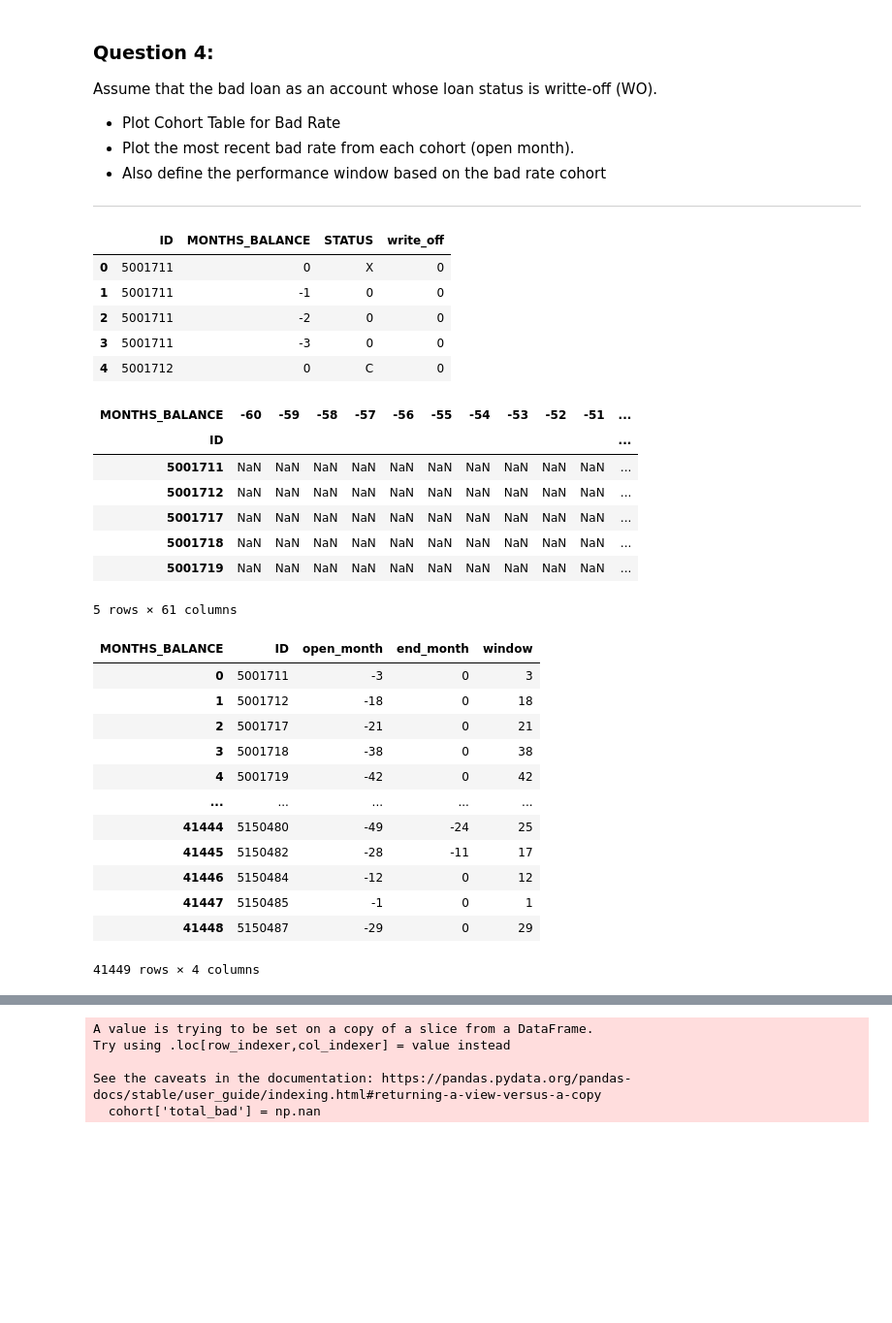
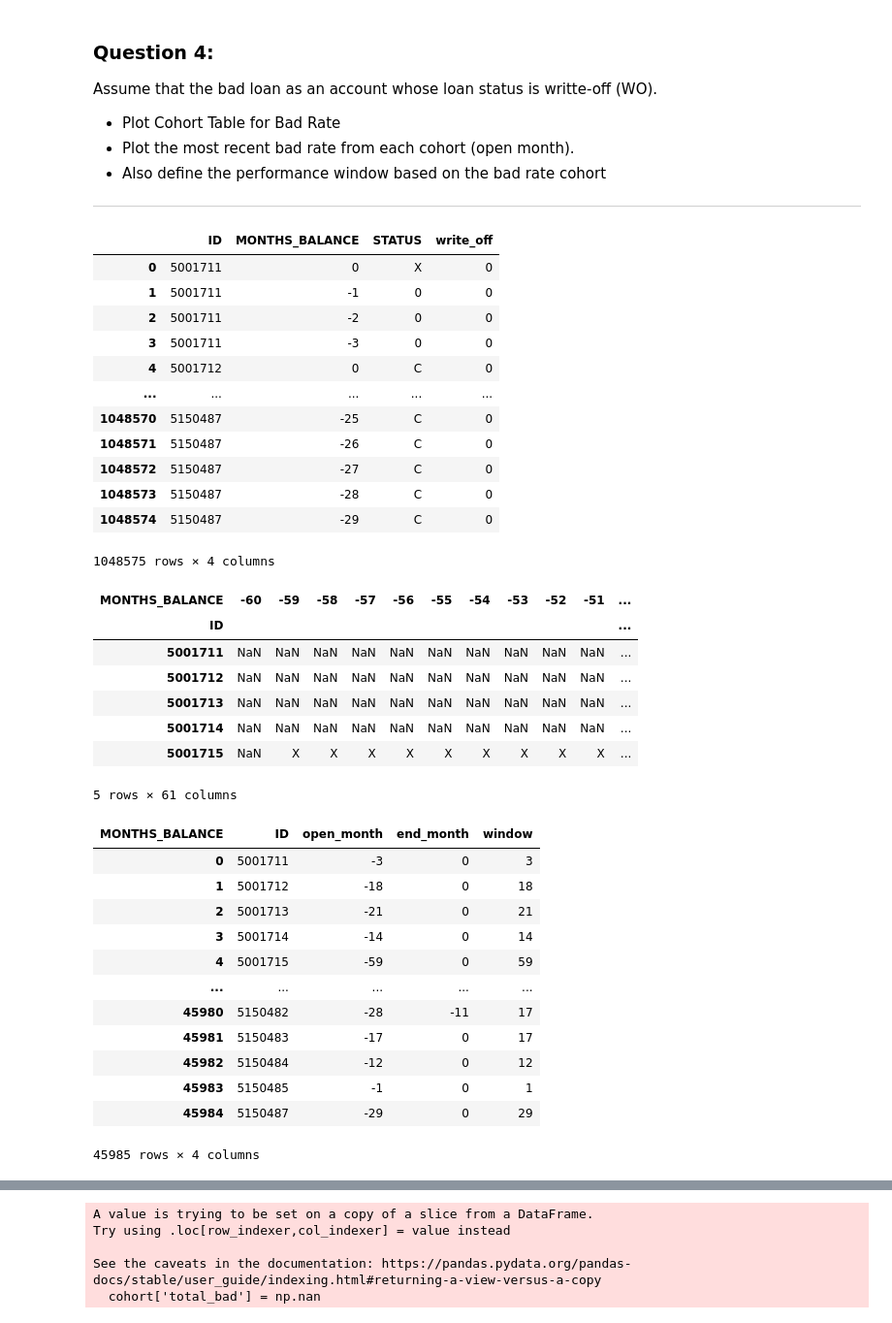
Before and after one commit to rudimuliawan/credit-scoring-analytics, a Jupyter notebook: mentoring/question_mentoring1.ipynb, the cells around one changed output, grey strips where cells are left out. Shown at 97% size. Saved outputs shown, nothing was run; the diff lists cells and outputs as text; code cells hidden in the pictures; blank space fills up the shorter version.

```diff
--- a/mentoring/question_mentoring1.ipynb
+++ b/mentoring/question_mentoring1.ipynb
@@ -169,6 +144,6 @@ Name: count, Length: 61, dtype: int64
 # %%
-only_x = performance_data.groupby("ID")["STATUS"].apply(lambda x: set(x) == {'X'})
-only_x_ids = only_x[only_x].index.tolist()
+# only_x = performance_data.groupby("ID")["STATUS"].apply(lambda x: set(x) == {'X'})
+# only_x_ids = only_x[only_x].index.tolist()
 
-performance_data = performance_data[~performance_data["ID"].isin(only_x_ids)]
+# performance_data = performance_data[~performance_data["ID"].isin(only_x_ids)]
 # %%
@@ -285,17 +252,24 @@ Assume that the bad loan as an account whose loan status is writte-off (WO).
 # %%
 performance_data = performance_data.copy()
 
 write_off = performance_data['STATUS'] == '5'
 performance_data["write_off"] = np.where(write_off, 1, 0)
 
-performance_data.head()
+performance_data
 # %% [output]
 |  | ID | MONTHS_BALANCE | STATUS | write_off |
 | 0 | 5001711 | 0 | X | 0 |
 | 1 | 5001711 | -1 | 0 | 0 |
 | 2 | 5001711 | -2 | 0 | 0 |
 | 3 | 5001711 | -3 | 0 | 0 |
 | 4 | 5001712 | 0 | C | 0 |
+| ... | ... | ... | ... | ... |
+| 1048570 | 5150487 | -25 | C | 0 |
+| 1048571 | 5150487 | -26 | C | 0 |
+| 1048572 | 5150487 | -27 | C | 0 |
+| 1048573 | 5150487 | -28 | C | 0 |
+| 1048574 | 5150487 | -29 | C | 0 |
+1048575 rows × 4 columns
 # %%
 performance_pivot = performance_data.pivot(
     index="ID",
@@ -308,9 +282,9 @@ performance_pivot.head()
 | ID |  |  |  |  |  |  |  |  |  |  | ... |
 | 5001711 | NaN | NaN | NaN | NaN | NaN | NaN | NaN | NaN | NaN | NaN | ... |
 | 5001712 | NaN | NaN | NaN | NaN | NaN | NaN | NaN | NaN | NaN | NaN | ... |
-| 5001717 | NaN | NaN | NaN | NaN | NaN | NaN | NaN | NaN | NaN | NaN | ... |
-| 5001718 | NaN | NaN | NaN | NaN | NaN | NaN | NaN | NaN | NaN | NaN | ... |
-| 5001719 | NaN | NaN | NaN | NaN | NaN | NaN | NaN | NaN | NaN | NaN | ... |
+| 5001713 | NaN | NaN | NaN | NaN | NaN | NaN | NaN | NaN | NaN | NaN | ... |
+| 5001714 | NaN | NaN | NaN | NaN | NaN | NaN | NaN | NaN | NaN | NaN | ... |
+| 5001715 | NaN | X | X | X | X | X | X | X | X | X | ... |
 5 rows × 61 columns
 # %%
 # Make an object to group the performance data by ID
@@ -334,13 +308,13 @@ performance_pivot
 | MONTHS_BALANCE | ID | open_month | end_month | window |
 | 0 | 5001711 | -3 | 0 | 3 |
 | 1 | 5001712 | -18 | 0 | 18 |
-| 2 | 5001717 | -21 | 0 | 21 |
-| 3 | 5001718 | -38 | 0 | 38 |
-| 4 | 5001719 | -42 | 0 | 42 |
+| 2 | 5001713 | -21 | 0 | 21 |
+| 3 | 5001714 | -14 | 0 | 14 |
+| 4 | 5001715 | -59 | 0 | 59 |
 | ... | ... | ... | ... | ... |
-| 41444 | 5150480 | -49 | -24 | 25 |
-| 41445 | 5150482 | -28 | -11 | 17 |
-| 41446 | 5150484 | -12 | 0 | 12 |
-| 41447 | 5150485 | -1 | 0 | 1 |
-| 41448 | 5150487 | -29 | 0 | 29 |
+| 45980 | 5150482 | -28 | -11 | 17 |
+| 45981 | 5150483 | -17 | 0 | 17 |
+| 45982 | 5150484 | -12 | 0 | 12 |
+| 45983 | 5150485 | -1 | 0 | 1 |
+| 45984 | 5150487 | -29 | 0 | 29 |
-41449 rows × 4 columns
+45985 rows × 4 columns
```
Also changed, not shown: parts of 22 cells of this notebook.
